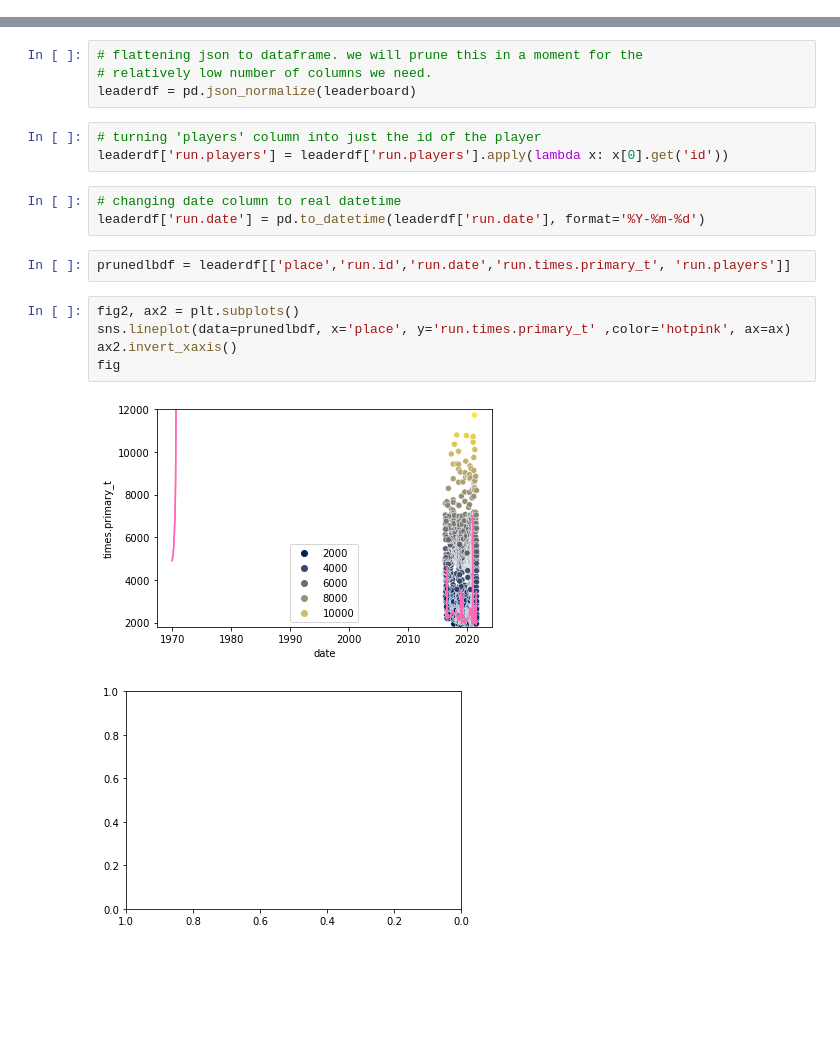
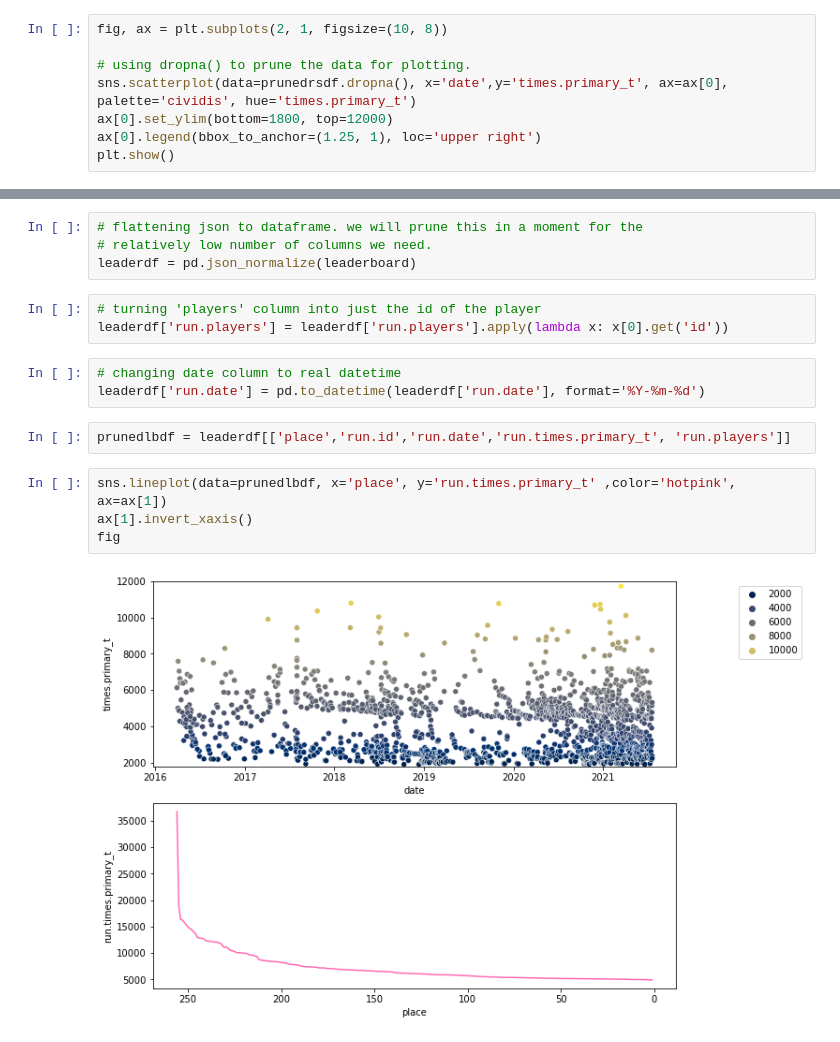
Before and after one commit to kstanfie/kstanfie.github.io, a Jupyter notebook: Speedruns.ipynb, the cells around one changed output, grey strips where cells are left out. Drawn from its saved outputs; the diff is of its cells as text; blank space fills up the shorter version.

Commit message:
Save before pushing to repo; rough plots and structure

```diff
--- a/Speedruns.ipynb
+++ b/Speedruns.ipynb
@@ -110,0 +99,8 @@ plt.show()
+# %%
+fig, ax = plt.subplots(2, 1, figsize=(10, 8))
+
+# using dropna() to prune the data for plotting.
+sns.scatterplot(data=prunedrsdf.dropna(), x='date',y='times.primary_t', ax=ax[0], palette='cividis', hue='times.primary_t')
+ax[0].set_ylim(bottom=1800, top=12000)
+ax[0].legend(bbox_to_anchor=(1.25, 1), loc='upper right')
+plt.show()
@@ -121,19 +121,17 @@ leaderboard = jsonlbs['data']['runs']
 # flattening json to dataframe. we will prune this in a moment for the
 # relatively low number of columns we need.
 leaderdf = pd.json_normalize(leaderboard)
-# %%
-# turning 'players' column into just the id of the player
-leaderdf['run.players'] = leaderdf['run.players'].apply(lambda x: x[0].get('id'))
-# %%
-# changing date column to real datetime
-leaderdf['run.date'] = pd.to_datetime(leaderdf['run.date'], format='%Y-%m-%d')
+# %%
+# turning 'players' column into just the id of the player
+leaderdf['run.players'] = leaderdf['run.players'].apply(lambda x: x[0].get('id'))
+# %%
+# changing date column to real datetime
+leaderdf['run.date'] = pd.to_datetime(leaderdf['run.date'], format='%Y-%m-%d')
 # %%
 prunedlbdf = leaderdf[['place','run.id','run.date','run.times.primary_t', 'run.players']]
 # %%
-fig2, ax2 = plt.subplots()
-sns.lineplot(data=prunedlbdf, x='place', y='run.times.primary_t' ,color='hotpink', ax=ax)
-ax2.invert_xaxis()
+sns.lineplot(data=prunedlbdf, x='place', y='run.times.primary_t' ,color='hotpink', ax=ax[1])
+ax[1].invert_xaxis()
 fig
 # %% [output]
-[figure, old version]
+[figure, new version]
-[figure, removed]
```
Also changed, not shown: parts of 18 cells of this notebook.
